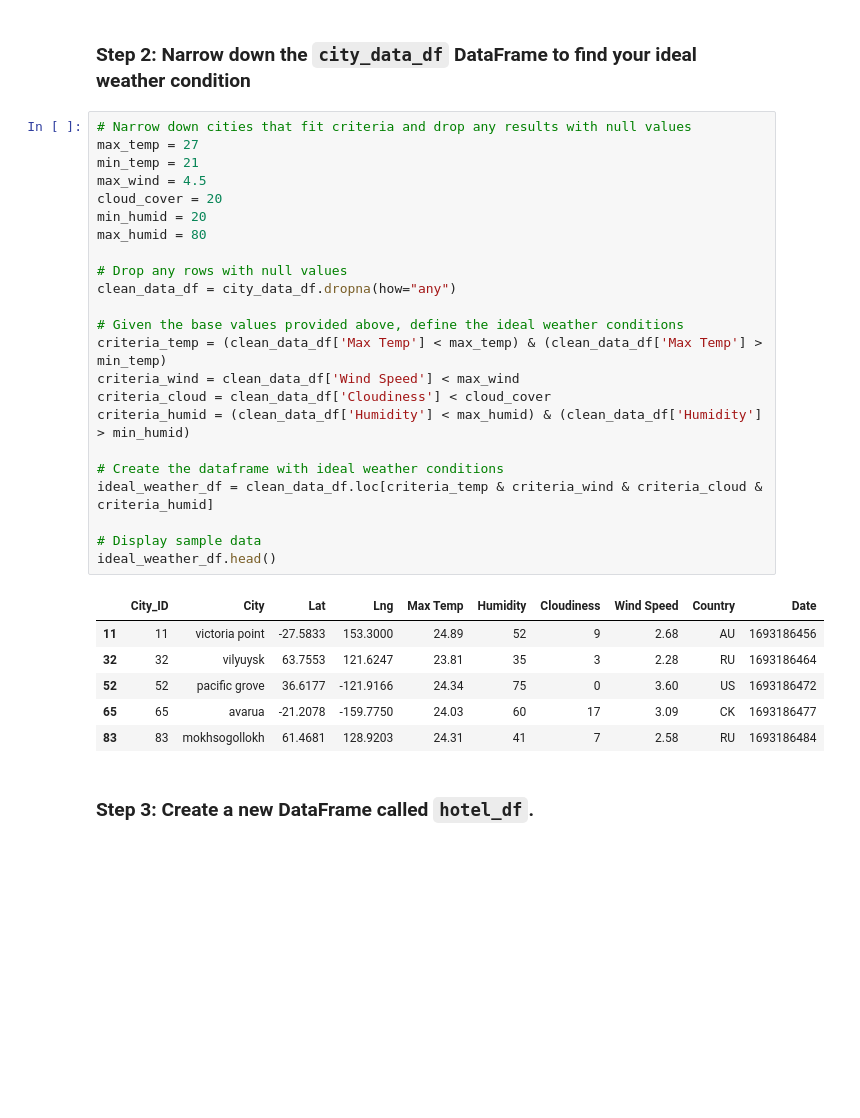
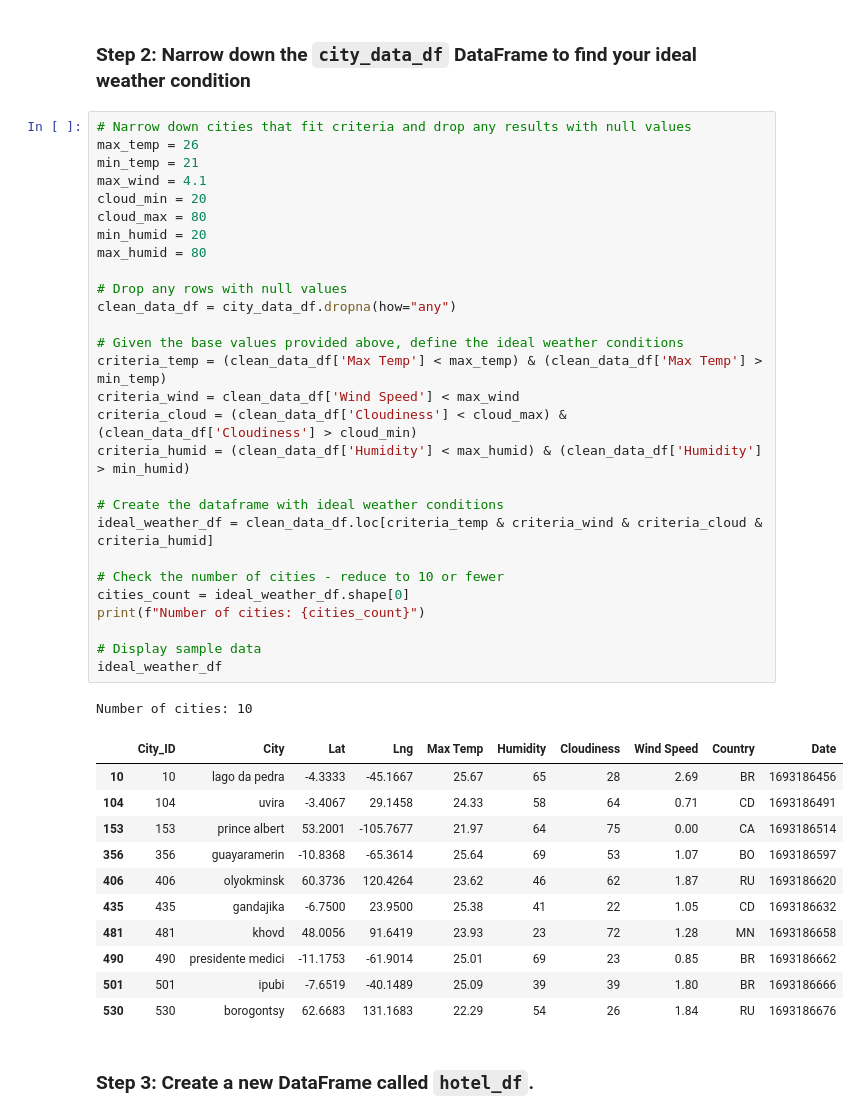
Before and after one commit to alyssahondrade/python-api-challenge, a Jupyter notebook: VacationPy.ipynb, the cells around one changed output. Cells and saved outputs as stored; diff of their text form; blank space fills up the shorter version.

Commit message:
reduced city hotel search to 10 cities

```diff
--- a/VacationPy.ipynb
+++ b/VacationPy.ipynb
@@ -57,34 +54,45 @@ city_humidity_map
 ### Step 2: Narrow down the `city_data_df` DataFrame to find your ideal weather condition
 # %%
 # Narrow down cities that fit criteria and drop any results with null values
-max_temp = 27
+max_temp = 26
 min_temp = 21
-max_wind = 4.5
-cloud_cover = 20
+max_wind = 4.1
+cloud_min = 20
+cloud_max = 80
 min_humid = 20
 max_humid = 80
 
 # Drop any rows with null values
 clean_data_df = city_data_df.dropna(how="any")
 
 # Given the base values provided above, define the ideal weather conditions
 criteria_temp = (clean_data_df['Max Temp'] < max_temp) & (clean_data_df['Max Temp'] > min_temp)
 criteria_wind = clean_data_df['Wind Speed'] < max_wind
-criteria_cloud = clean_data_df['Cloudiness'] < cloud_cover
+criteria_cloud = (clean_data_df['Cloudiness'] < cloud_max) & (clean_data_df['Cloudiness'] > cloud_min)
 criteria_humid = (clean_data_df['Humidity'] < max_humid) & (clean_data_df['Humidity'] > min_humid)
 
 # Create the dataframe with ideal weather conditions
 ideal_weather_df = clean_data_df.loc[criteria_temp & criteria_wind & criteria_cloud & criteria_humid]
 
+# Check the number of cities - reduce to 10 or fewer
+cities_count = ideal_weather_df.shape[0]
+print(f"Number of cities: {cities_count}")
+
 # Display sample data
-ideal_weather_df.head()
+ideal_weather_df
 # %% [output]
+Number of cities: 10
 |  | City_ID | City | Lat | Lng | Max Temp | Humidity | Cloudiness | Wind Speed | Country | Date |
-| 11 | 11 | victoria point | -27.5833 | 153.3000 | 24.89 | 52 | 9 | 2.68 | AU | 1693186456 |
-| 32 | 32 | vilyuysk | 63.7553 | 121.6247 | 23.81 | 35 | 3 | 2.28 | RU | 1693186464 |
-| 52 | 52 | pacific grove | 36.6177 | -121.9166 | 24.34 | 75 | 0 | 3.60 | US | 1693186472 |
-| 65 | 65 | avarua | -21.2078 | -159.7750 | 24.03 | 60 | 17 | 3.09 | CK | 1693186477 |
-| 83 | 83 | mokhsogollokh | 61.4681 | 128.9203 | 24.31 | 41 | 7 | 2.58 | RU | 1693186484 |
+| 10 | 10 | lago da pedra | -4.3333 | -45.1667 | 25.67 | 65 | 28 | 2.69 | BR | 1693186456 |
+| 104 | 104 | uvira | -3.4067 | 29.1458 | 24.33 | 58 | 64 | 0.71 | CD | 1693186491 |
+| 153 | 153 | prince albert | 53.2001 | -105.7677 | 21.97 | 64 | 75 | 0.00 | CA | 1693186514 |
+| 356 | 356 | guayaramerin | -10.8368 | -65.3614 | 25.64 | 69 | 53 | 1.07 | BO | 1693186597 |
+| 406 | 406 | olyokminsk | 60.3736 | 120.4264 | 23.62 | 46 | 62 | 1.87 | RU | 1693186620 |
+| 435 | 435 | gandajika | -6.7500 | 23.9500 | 25.38 | 41 | 22 | 1.05 | CD | 1693186632 |
+| 481 | 481 | khovd | 48.0056 | 91.6419 | 23.93 | 23 | 72 | 1.28 | MN | 1693186658 |
+| 490 | 490 | presidente medici | -11.1753 | -61.9014 | 25.01 | 69 | 23 | 0.85 | BR | 1693186662 |
+| 501 | 501 | ipubi | -7.6519 | -40.1489 | 25.09 | 39 | 39 | 1.80 | BR | 1693186666 |
+| 530 | 530 | borogontsy | 62.6683 | 131.1683 | 22.29 | 54 | 26 | 1.84 | RU | 1693186676 |
 # %% [markdown]
 ### Step 3: Create a new DataFrame called `hotel_df`.
 # %%
```
Also changed, not shown: parts of 3 cells of this notebook, 2 other files.
